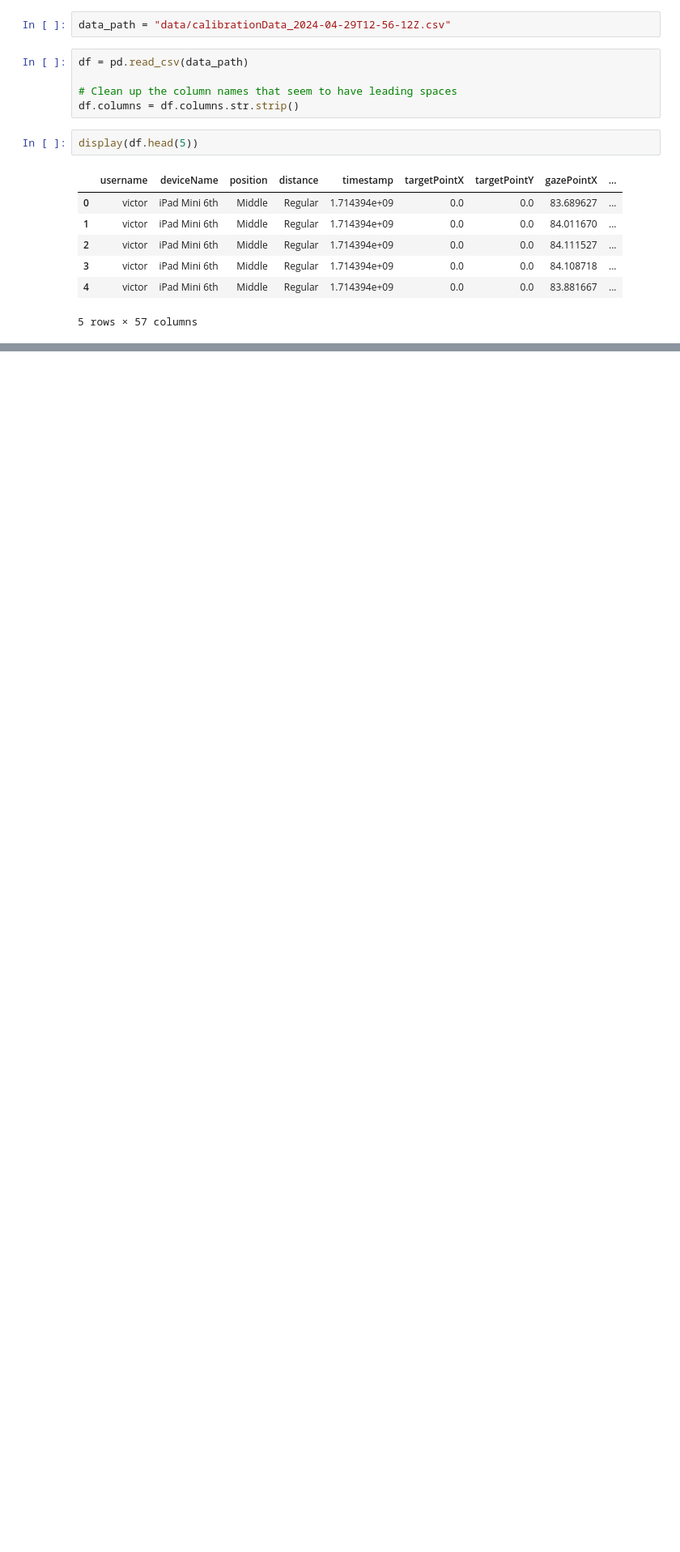
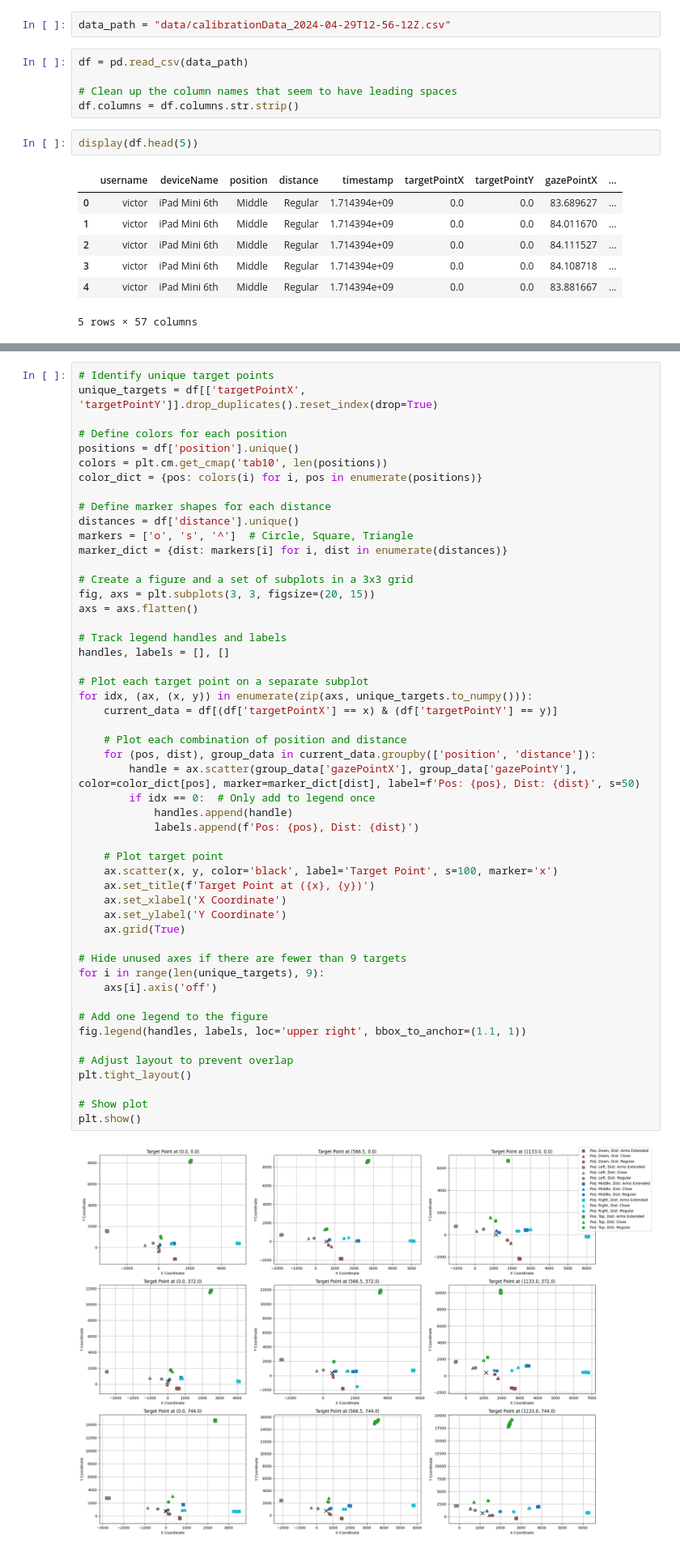
Before and after one commit to VictorSchneuwly/eyetracker, a Jupyter notebook: Notebooks/calibration.ipynb, the cells around one changed output, grey strips where cells are left out. Shown: that part at 81% size. Drawn from its saved outputs; the diff is of its cells as text; blank space fills up the shorter version.

Commit message:
Add target specific viz

```diff
--- a/Notebooks/calibration.ipynb
+++ b/Notebooks/calibration.ipynb
@@ -120,0 +80,53 @@ plt.show()
+# %%
+# Identify unique target points
+unique_targets = df[['targetPointX', 'targetPointY']].drop_duplicates().reset_index(drop=True)
+
+# Define colors for each position
+positions = df['position'].unique()
+colors = plt.cm.get_cmap('tab10', len(positions))
+color_dict = {pos: colors(i) for i, pos in enumerate(positions)}
+
+# Define marker shapes for each distance
+distances = df['distance'].unique()
+markers = ['o', 's', '^']  # Circle, Square, Triangle
+marker_dict = {dist: markers[i] for i, dist in enumerate(distances)}
+
+# Create a figure and a set of subplots in a 3x3 grid
+fig, axs = plt.subplots(3, 3, figsize=(20, 15))
+axs = axs.flatten()
+
+# Track legend handles and labels
+handles, labels = [], []
+
+# Plot each target point on a separate subplot
+for idx, (ax, (x, y)) in enumerate(zip(axs, unique_targets.to_numpy())):
+    current_data = df[(df['targetPointX'] == x) & (df['targetPointY'] == y)]
+
+    # Plot each combination of position and distance
+    for (pos, dist), group_data in current_data.groupby(['position', 'distance']):
+        handle = ax.scatter(group_data['gazePointX'], group_data['gazePointY'], color=color_dict[pos], marker=marker_dict[dist], label=f'Pos: {pos}, Dist: {dist}', s=50)
+        if idx == 0:  # Only add to legend once
+            handles.append(handle)
+            labels.append(f'Pos: {pos}, Dist: {dist}')
+
+    # Plot target point
+    ax.scatter(x, y, color='black', label='Target Point', s=100, marker='x')
+    ax.set_title(f'Target Point at ({x}, {y})')
+    ax.set_xlabel('X Coordinate')
+    ax.set_ylabel('Y Coordinate')
+    ax.grid(True)
+
+# Hide unused axes if there are fewer than 9 targets
+for i in range(len(unique_targets), 9):
+    axs[i].axis('off')
+
+# Add one legend to the figure
+fig.legend(handles, labels, loc='upper right', bbox_to_anchor=(1.1, 1))
+
+# Adjust layout to prevent overlap
+plt.tight_layout()
+
+# Show plot
+plt.show()
+# %% [output]
+[figure, added]
```
Also changed, not shown: parts of 6 cells of this notebook.
